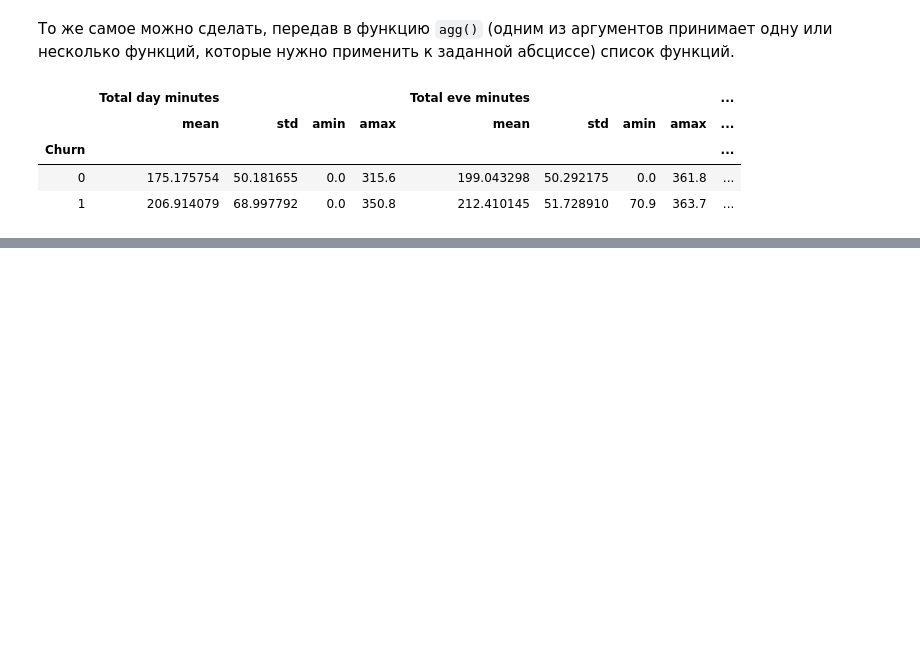
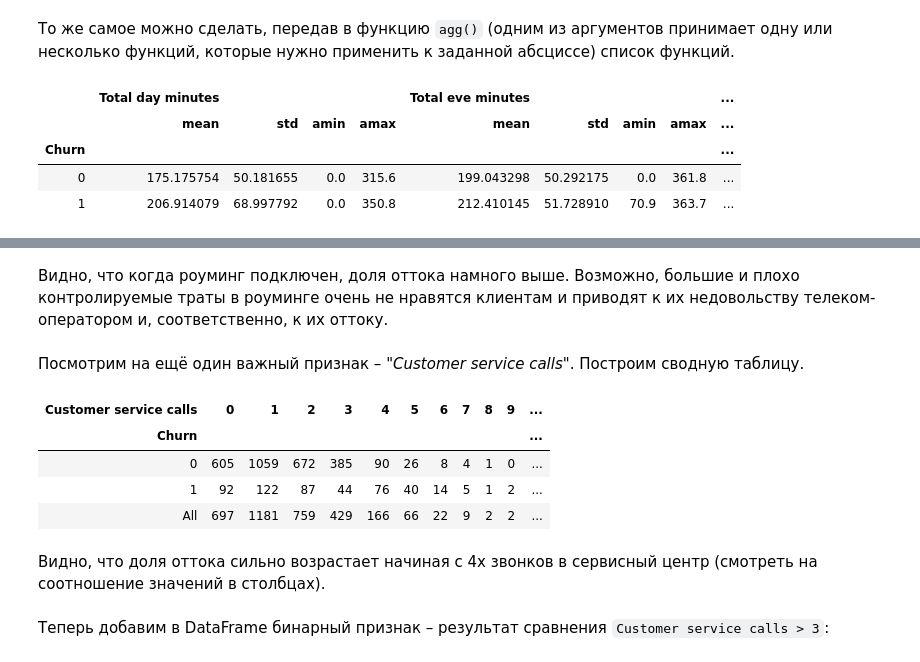
Before and after one commit to VictoriaGurkova/ML-Learning, a Jupyter notebook: topic1/topic1.ipynb, the cells around one changed output, grey strips where cells are left out. Cells and saved outputs as stored; diff of their text form; code cells hidden in the pictures; blank space fills up the shorter version.

```diff
--- a/topic1/topic1.ipynb
+++ b/topic1/topic1.ipynb
@@ -366,0 +495,16 @@ df.groupby(['Churn'])[columns_to_show].agg([np.mean, np.std, np.min, np.max])
+# %% [markdown]
+Видно, что когда роуминг подключен, доля оттока намного выше. Возможно, большие и плохо контролируемые траты в роуминге очень не нравятся клиентам и приводят к их недовольству телеком-оператором и, соответственно, к их оттоку.
+# %% [markdown]
+Посмотрим на ещё один важный признак – "*Customer service calls*". Построим сводную таблицу.
+# %%
+pd.crosstab(df['Churn'], df['Customer service calls'], margins=True)
+# %% [output]
+| Customer service calls | 0 | 1 | 2 | 3 | 4 | 5 | 6 | 7 | 8 | 9 | ... |
+| Churn |  |  |  |  |  |  |  |  |  |  | ... |
+| 0 | 605 | 1059 | 672 | 385 | 90 | 26 | 8 | 4 | 1 | 0 | ... |
+| 1 | 92 | 122 | 87 | 44 | 76 | 40 | 14 | 5 | 1 | 2 | ... |
+| All | 697 | 1181 | 759 | 429 | 166 | 66 | 22 | 9 | 2 | 2 | ... |
+# %% [markdown]
+Видно, что доля оттока сильно возрастает начиная с 4х звонков в сервисный центр (смотреть на соотношение значений в столбцах).
+# %% [markdown]
+Теперь добавим в DataFrame бинарный признак – результат сравнения `Customer service calls > 3`:
```
Also changed, not shown: parts of 26 cells of this notebook.
